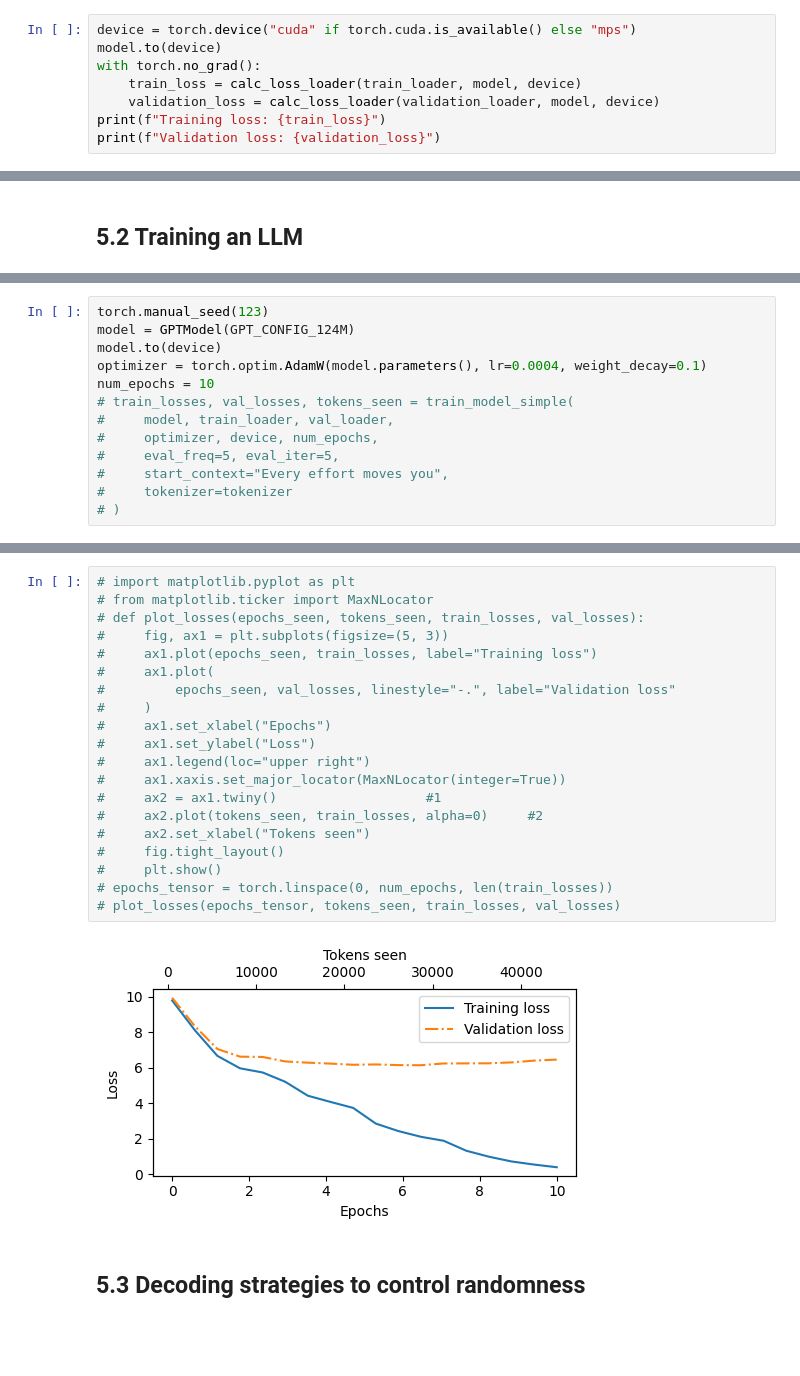
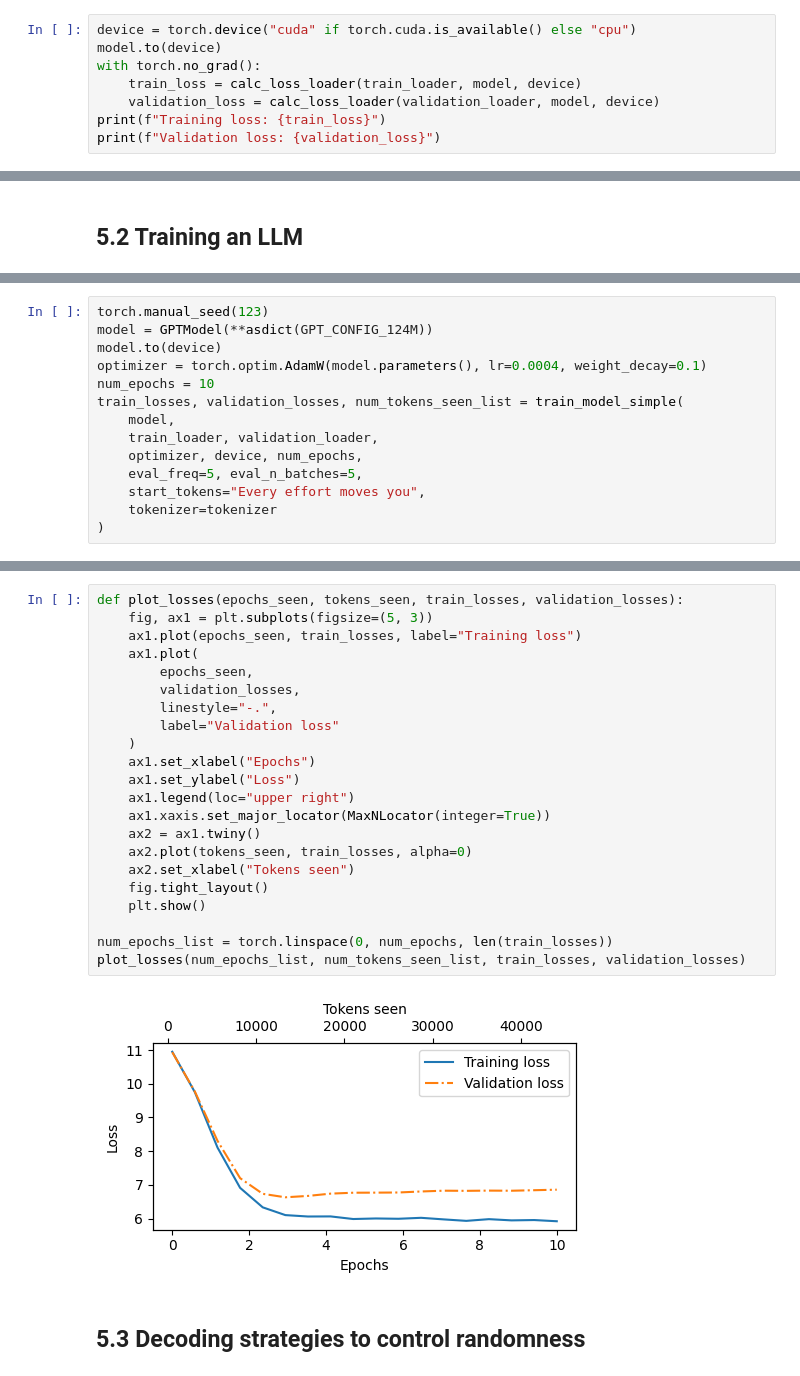
Before and after one commit to Xupeiyi/building-a-llm-from-scratch, a Jupyter notebook: chapter5.ipynb, the cells around one changed output, grey strips where cells are left out. Saved outputs shown, nothing was run; the diff lists cells and outputs as text; blank space fills up the shorter version.

```diff
--- a/chapter5.ipynb
+++ b/chapter5.ipynb
@@ -191,7 +194,7 @@ def calc_loss_loader(data_loader, model, device, num_batches=None):
             break
     return total_loss / num_batches
 # %%
-device = torch.device("cuda" if torch.cuda.is_available() else "mps")
+device = torch.device("cuda" if torch.cuda.is_available() else "cpu")
 model.to(device)
 with torch.no_grad():
     train_loss = calc_loss_loader(train_loader, model, device)
@@ -263,14 +284,15 @@ def train_model_simple(
 # %%
 torch.manual_seed(123)
-model = GPTModel(GPT_CONFIG_124M)
+model = GPTModel(**asdict(GPT_CONFIG_124M))
 model.to(device)
 optimizer = torch.optim.AdamW(model.parameters(), lr=0.0004, weight_decay=0.1)
 num_epochs = 10
-# train_losses, val_losses, tokens_seen = train_model_simple(
-#     model, train_loader, val_loader,
-#     optimizer, device, num_epochs,
-#     eval_freq=5, eval_iter=5,
-#     start_context="Every effort moves you",
-#     tokenizer=tokenizer
-# )
+train_losses, validation_losses, num_tokens_seen_list = train_model_simple(
+    model,
+    train_loader, validation_loader,
+    optimizer, device, num_epochs,
+    eval_freq=5, eval_n_batches=5,
+    start_tokens="Every effort moves you",
+    tokenizer=tokenizer
+)
 # %% [output]
@@ -294,24 +316,26 @@ Every effort moves you know," was one of the axioms he laid down across the Sevr
 # %%
-# import matplotlib.pyplot as plt
-# from matplotlib.ticker import MaxNLocator
-# def plot_losses(epochs_seen, tokens_seen, train_losses, val_losses):
-#     fig, ax1 = plt.subplots(figsize=(5, 3))
-#     ax1.plot(epochs_seen, train_losses, label="Training loss")
-#     ax1.plot(
-#         epochs_seen, val_losses, linestyle="-.", label="Validation loss"
-#     )
-#     ax1.set_xlabel("Epochs")
-#     ax1.set_ylabel("Loss")
-#     ax1.legend(loc="upper right")
-#     ax1.xaxis.set_major_locator(MaxNLocator(integer=True))
-#     ax2 = ax1.twiny()                   #1
-#     ax2.plot(tokens_seen, train_losses, alpha=0)     #2
-#     ax2.set_xlabel("Tokens seen")
-#     fig.tight_layout()
-#     plt.show()
-# epochs_tensor = torch.linspace(0, num_epochs, len(train_losses))
-# plot_losses(epochs_tensor, tokens_seen, train_losses, val_losses)
+def plot_losses(epochs_seen, tokens_seen, train_losses, validation_losses):
+    fig, ax1 = plt.subplots(figsize=(5, 3))
+    ax1.plot(epochs_seen, train_losses, label="Training loss")
+    ax1.plot(
+        epochs_seen,
+        validation_losses,
+        linestyle="-.",
+        label="Validation loss"
+    )
+    ax1.set_xlabel("Epochs")
+    ax1.set_ylabel("Loss")
+    ax1.legend(loc="upper right")
+    ax1.xaxis.set_major_locator(MaxNLocator(integer=True))
+    ax2 = ax1.twiny()
+    ax2.plot(tokens_seen, train_losses, alpha=0)
+    ax2.set_xlabel("Tokens seen")
+    fig.tight_layout()
+    plt.show()
+
+num_epochs_list = torch.linspace(0, num_epochs, len(train_losses))
+plot_losses(num_epochs_list, num_tokens_seen_list, train_losses, validation_losses)
 # %% [output]
-[figure, old version]
+[figure, new version]
 # %% [markdown]
 ## 5.3 Decoding strategies to control randomness
```
Also changed, not shown: parts of 13 cells of this notebook.
